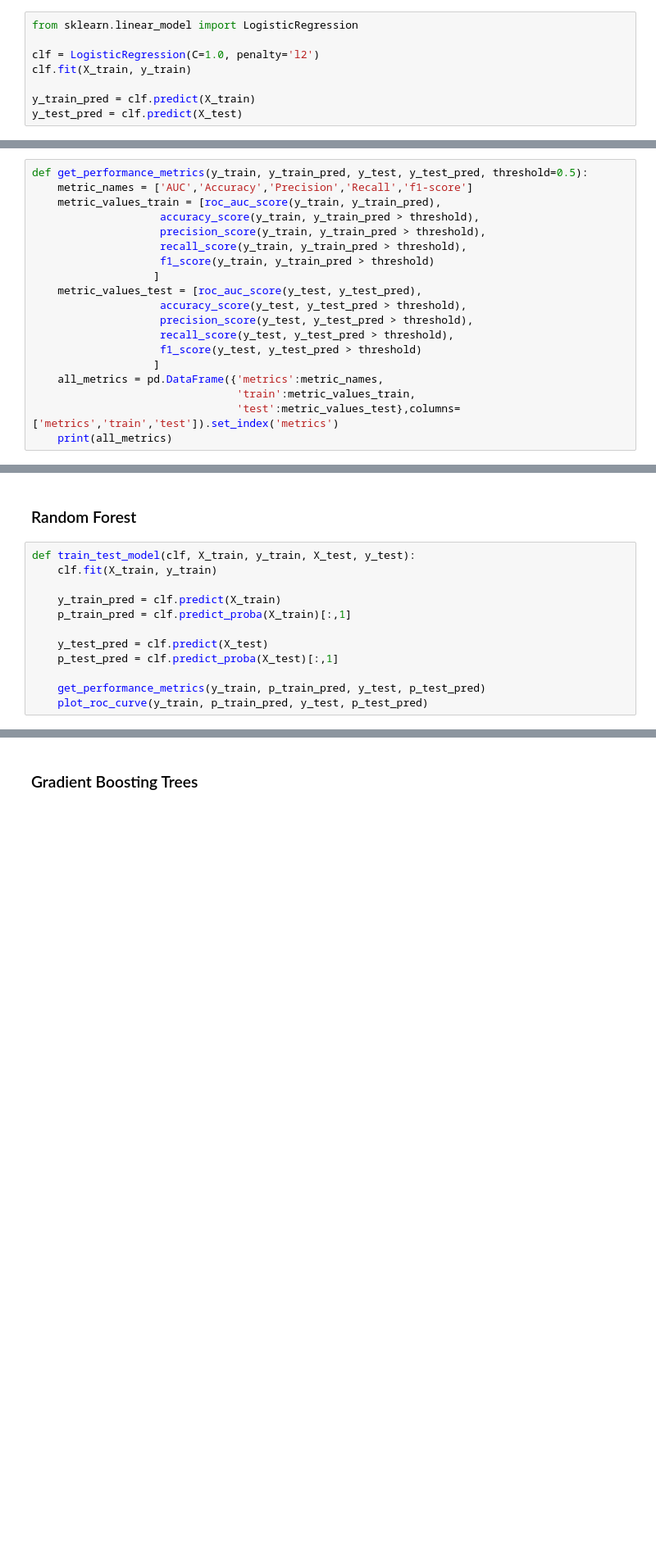
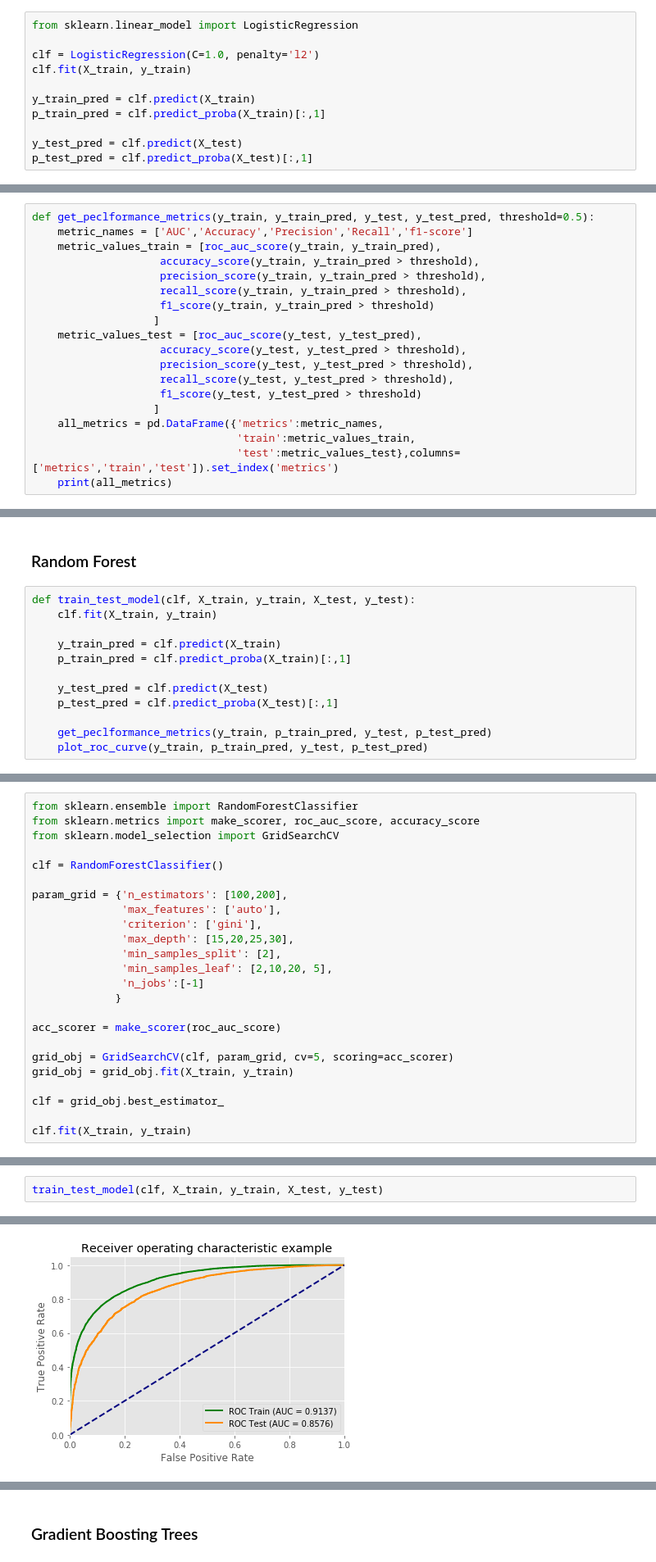
Before and after one commit to wenwent/Uber-Case-Study, a Jupyter notebook: Uber_Supervised Learning.ipynb, the cells around one changed output, grey strips where cells are left out. Shown: that part at 82% size. Drawn from its saved outputs; the diff is of its cells as text; blank space fills up the shorter version.

```diff
--- a/Uber_Supervised Learning.ipynb
+++ b/Uber_Supervised Learning.ipynb
@@ -72,11 +78,14 @@ clf = LogisticRegression(C=1.0, penalty='l2')
 clf.fit(X_train, y_train)
 
 y_train_pred = clf.predict(X_train)
+p_train_pred = clf.predict_proba(X_train)[:,1]
+
 y_test_pred = clf.predict(X_test)
+p_test_pred = clf.predict_proba(X_test)[:,1]
 # %%
 from sklearn.metrics import precision_score, accuracy_score, recall_score, f1_score, roc_auc_score, roc_curve, auc
 # %%
-def get_performance_metrics(y_train, y_train_pred, y_test, y_test_pred, threshold=0.5):
+def get_peclformance_metrics(y_train, y_train_pred, y_test, y_test_pred, threshold=0.5):
     metric_names = ['AUC','Accuracy','Precision','Recall','f1-score']
     metric_values_train = [roc_auc_score(y_train, y_train_pred),
                     accuracy_score(y_train, y_train_pred > threshold),
@@ -169,7 +217,7 @@ def train_test_model(clf, X_train, y_train, X_test, y_test):
     y_test_pred = clf.predict(X_test)
     p_test_pred = clf.predict_proba(X_test)[:,1]
 
-    get_performance_metrics(y_train, p_train_pred, y_test, p_test_pred)
+    get_peclformance_metrics(y_train, p_train_pred, y_test, p_test_pred)
     plot_roc_curve(y_train, p_train_pred, y_test, p_test_pred)
 # %%
 from sklearn.ensemble import RandomForestClassifier
@@ -200,0 +252,24 @@ f1-score   0.857060  0.837679
+# %%
+from sklearn.ensemble import RandomForestClassifier
+from sklearn.metrics import make_scorer, roc_auc_score, accuracy_score
+from sklearn.model_selection import GridSearchCV
+
+clf = RandomForestClassifier()
+
+param_grid = {'n_estimators': [100,200],
+              'max_features': ['auto'],
+              'criterion': ['gini'],
+              'max_depth': [15,20,25,30],
+              'min_samples_split': [2],
+              'min_samples_leaf': [2,10,20, 5],
+              'n_jobs':[-1]
+             }
+
+acc_scorer = make_scorer(roc_auc_score)
+
+grid_obj = GridSearchCV(clf, param_grid, cv=5, scoring=acc_scorer)
+grid_obj = grid_obj.fit(X_train, y_train)
+
+clf = grid_obj.best_estimator_
+
+clf.fit(X_train, y_train)
@@ -200,0 +294,3 @@ f1-score   0.857060  0.837679
+# %%
+train_test_model(clf, X_train, y_train, X_test, y_test)
+# %% [output]
@@ -200,0 +304 @@ f1-score   0.857060  0.837679
+[figure, added]
```
Also changed, not shown: parts of 27 cells of this notebook.
